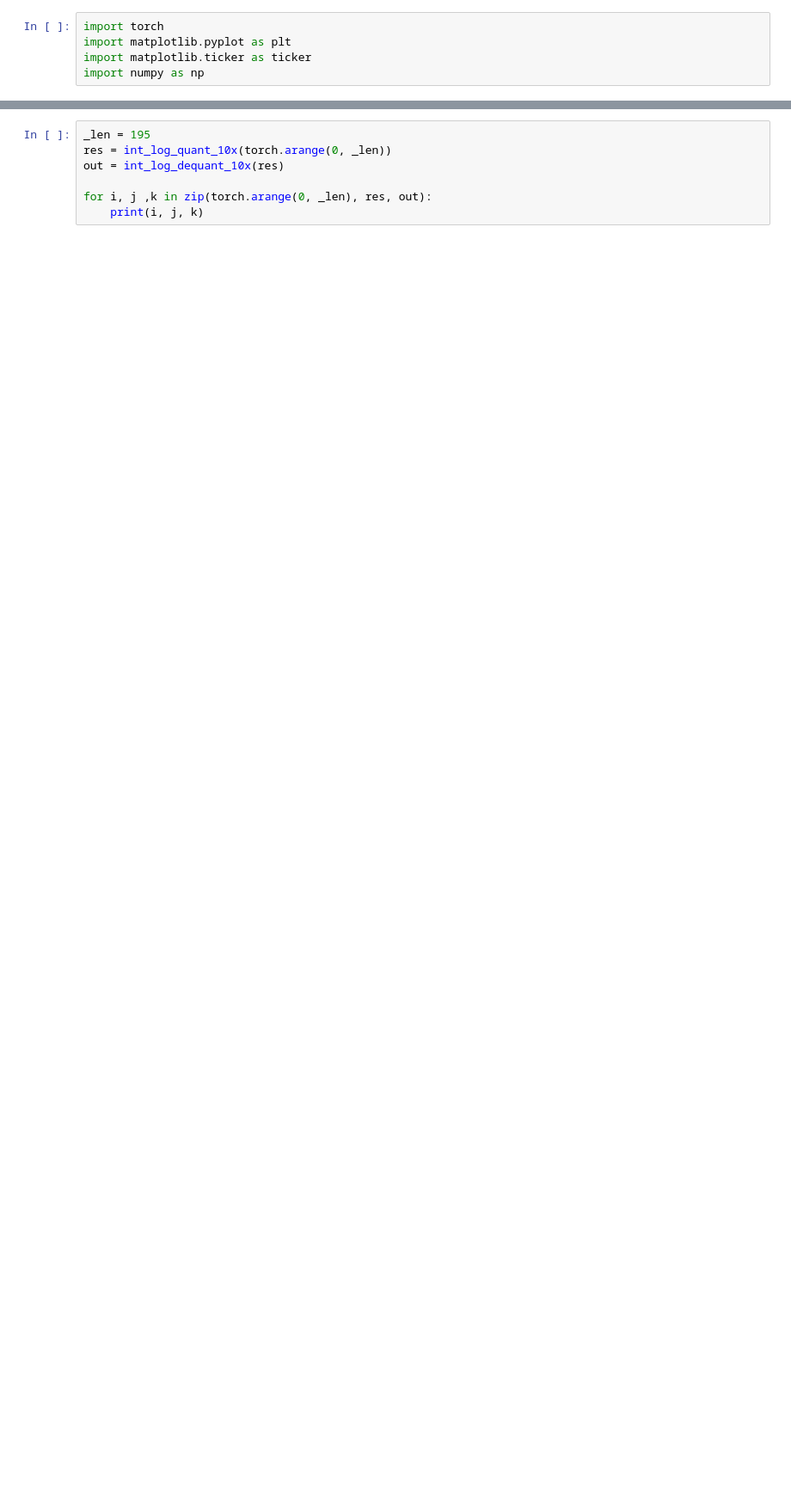
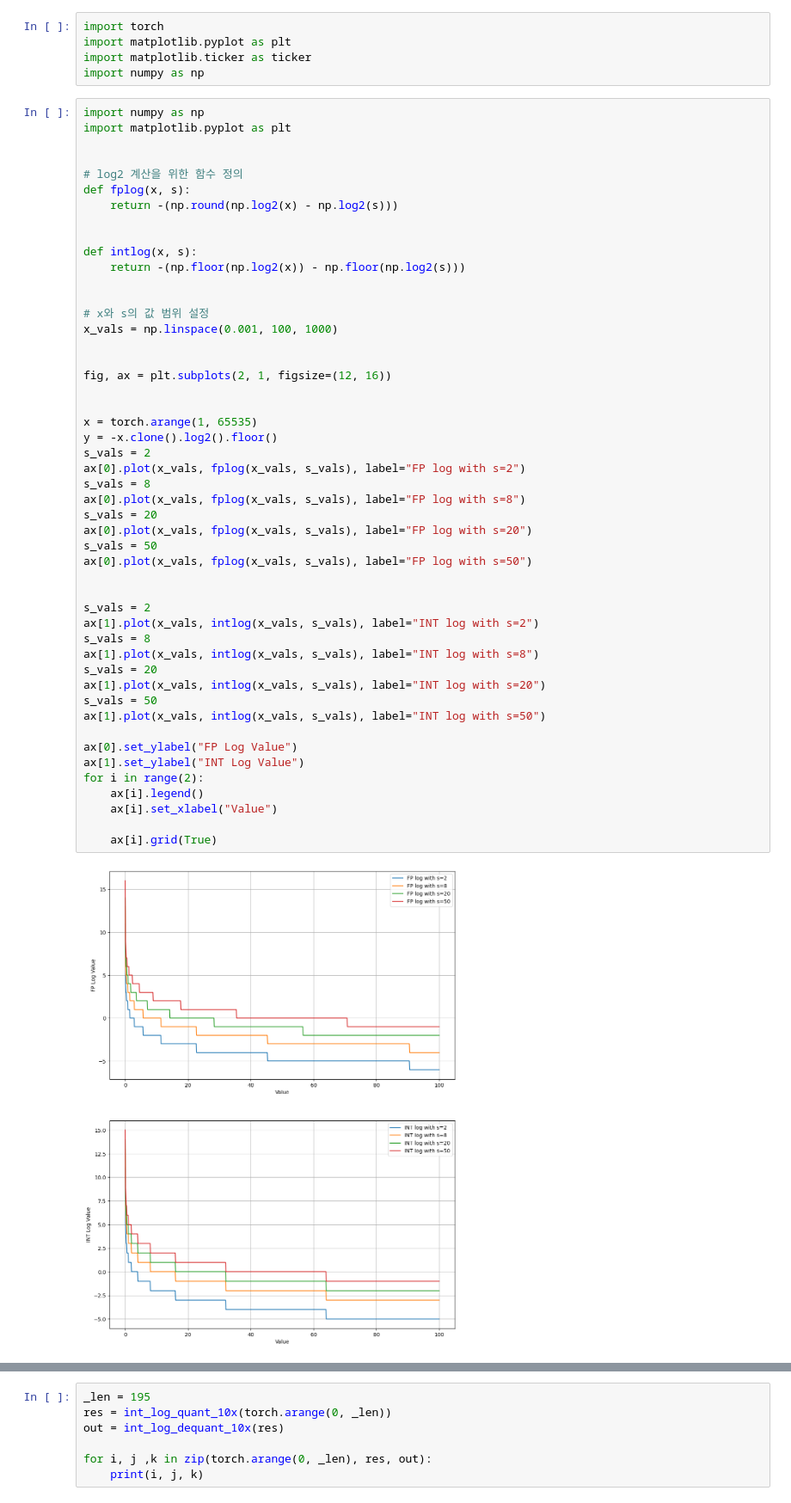
Before and after one commit to zkkli/I-ViT, a Jupyter notebook: attn_dist_viewer.ipynb, the cells around one changed output, grey strips where cells are left out. Shown at 86% size. Saved outputs shown, nothing was run; the diff lists cells and outputs as text; blank space fills up the shorter version.

```diff
--- a/attn_dist_viewer.ipynb
+++ b/attn_dist_viewer.ipynb
@@ -3,6 +3,57 @@ import torch
 import matplotlib.pyplot as plt
 import matplotlib.ticker as ticker
 import numpy as np
+# %%
+import numpy as np
+import matplotlib.pyplot as plt
+
+
+# log2 계산을 위한 함수 정의
+def fplog(x, s):
+    return -(np.round(np.log2(x) - np.log2(s)))
+
+
+def intlog(x, s):
+    return -(np.floor(np.log2(x)) - np.floor(np.log2(s)))
+
+
+# x와 s의 값 범위 설정
+x_vals = np.linspace(0.001, 100, 1000)
+
+
+fig, ax = plt.subplots(2, 1, figsize=(12, 16))
+
+
+x = torch.arange(1, 65535)
+y = -x.clone().log2().floor()
+s_vals = 2
+ax[0].plot(x_vals, fplog(x_vals, s_vals), label="FP log with s=2")
+s_vals = 8
+ax[0].plot(x_vals, fplog(x_vals, s_vals), label="FP log with s=8")
+s_vals = 20
+ax[0].plot(x_vals, fplog(x_vals, s_vals), label="FP log with s=20")
+s_vals = 50
+ax[0].plot(x_vals, fplog(x_vals, s_vals), label="FP log with s=50")
+
+
+s_vals = 2
+ax[1].plot(x_vals, intlog(x_vals, s_vals), label="INT log with s=2")
+s_vals = 8
+ax[1].plot(x_vals, intlog(x_vals, s_vals), label="INT log with s=8")
+s_vals = 20
+ax[1].plot(x_vals, intlog(x_vals, s_vals), label="INT log with s=20")
+s_vals = 50
+ax[1].plot(x_vals, intlog(x_vals, s_vals), label="INT log with s=50")
+
+ax[0].set_ylabel("FP Log Value")
+ax[1].set_ylabel("INT Log Value")
+for i in range(2):
+    ax[i].legend()
+    ax[i].set_xlabel("Value")
+
+    ax[i].grid(True)
+# %% [output]
+[figure, added]
 # %%
 def int_log_quant_10x(x):
     x = x.to(torch.int32)
```
Also changed, not shown: parts of 1 cell of this notebook, 2 other files.
